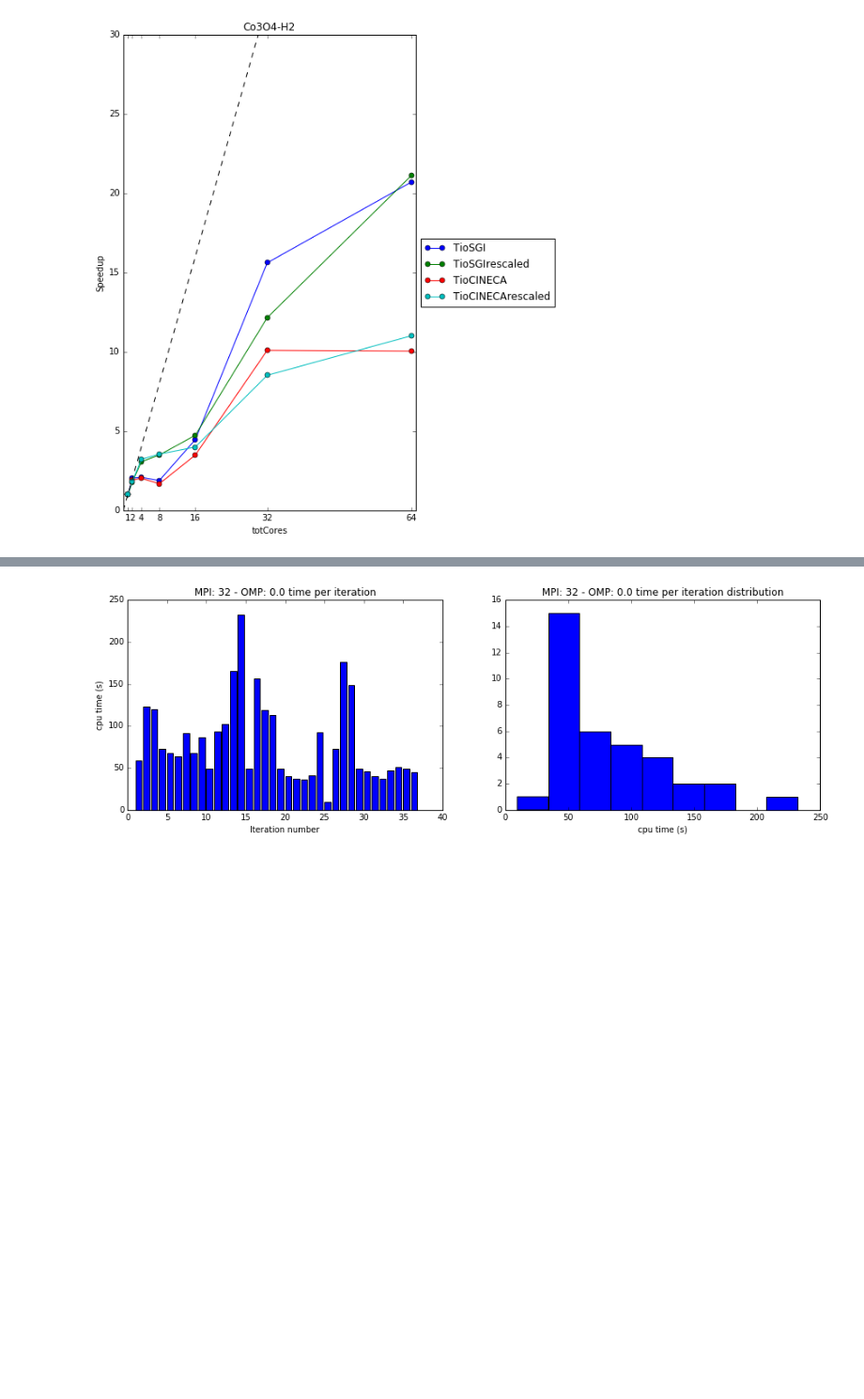
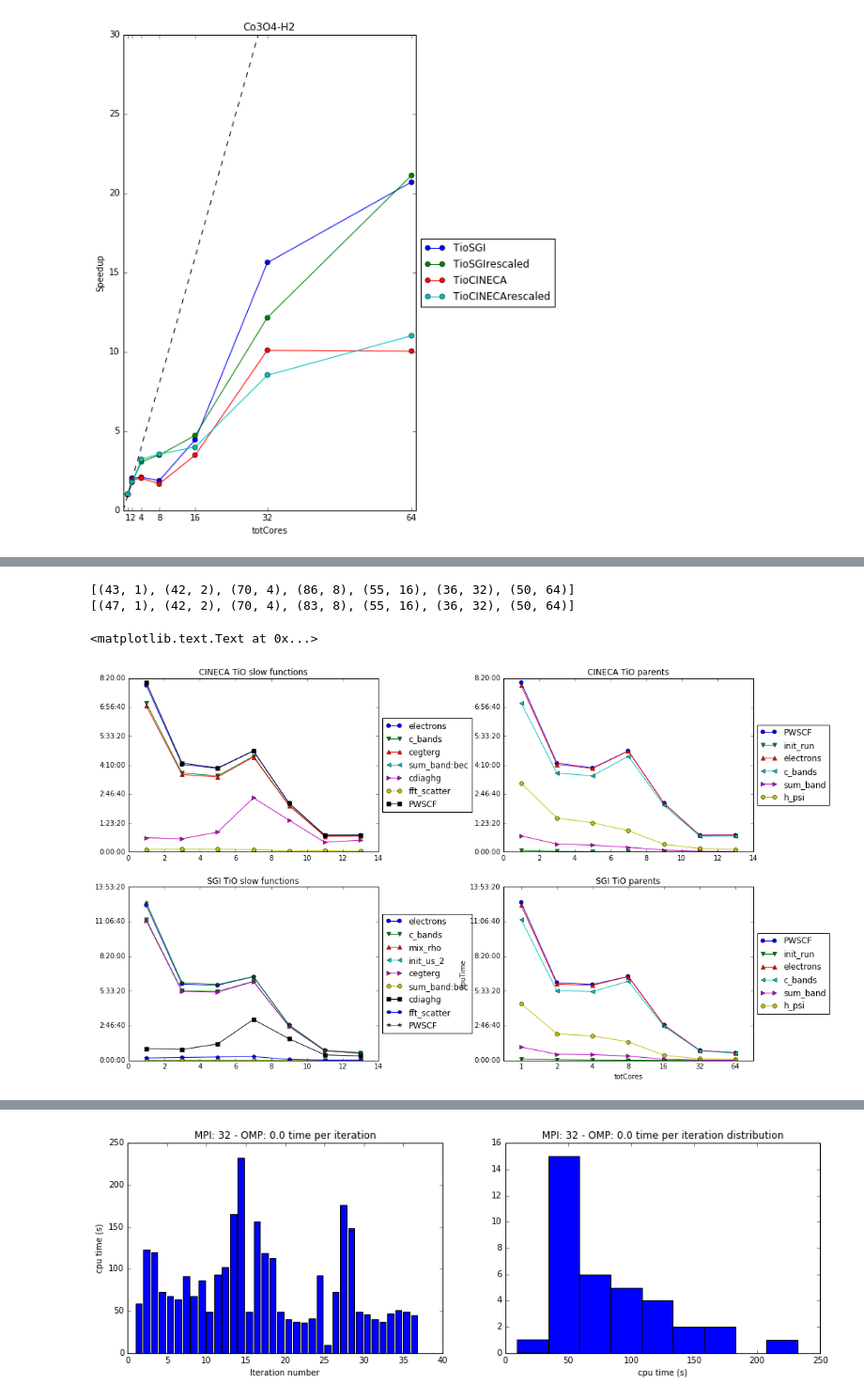
Before and after one commit to gioruffa/qetools, a Jupyter notebook: plotter.ipynb, the cells around one changed output, grey strips where cells are left out. Shown at 94% size. Cells and saved outputs as stored; diff of their text form; code cells hidden in the pictures; blank space fills up the shorter version.

```diff
--- a/plotter.ipynb
+++ b/plotter.ipynb
@@ -305,0 +375,28 @@ tio64_SGI_MP.addRun(tio64_8_MP)
+# %%
+#cambiando architettura le iterazioni SCF sono molto simili
+
+print map(lambda x : (x.header['numOfIterations'],x.header['totCores']),cinTioExp.runs)
+
+print map(lambda x : (x.header['numOfIterations'],x.header['totCores']),tioSgi.runs)
+# %% [output]
+[(43, 1), (42, 2), (70, 4), (86, 8), (55, 16), (36, 32), (50, 64)]
+[(47, 1), (42, 2), (70, 4), (83, 8), (55, 16), (36, 32), (50, 64)]
+# %%
+fig , axes = plt.subplots(2,2)
+
+fig.set_size_inches(18,10)
+
+cinTioExp.plotFunction(functions=cinTioExp.slowFunctions(),figure=fig,axes=axes[0,0])
+cinTioExp.plotFunction(functions=cinTioExp.getParentsToPlot(),figure=fig,axes=axes[0,1])
+
+tioSgi.plotFunction(functions=tioSgi.slowFunctions(),figure=fig,axes=axes[1,0])
+tioSgi.plotFunction(functions=tioSgi.getParentsToPlot(),figure=fig,axes=axes[1,1])
+
+axes[0,0].set_title("CINECA TiO slow functions")
+axes[0,1].set_title("CINECA TiO parents")
+
+axes[1,0].set_title("SGI TiO slow functions")
+axes[1,1].set_title("SGI TiO parents")
+# %% [output]
+<matplotlib.text.Text at 0x...>
+[figure, added]
```
Also changed, not shown: parts of 19 cells of this notebook, 2 other files.
